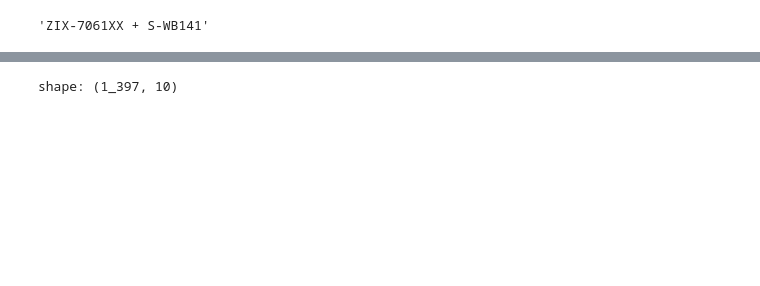
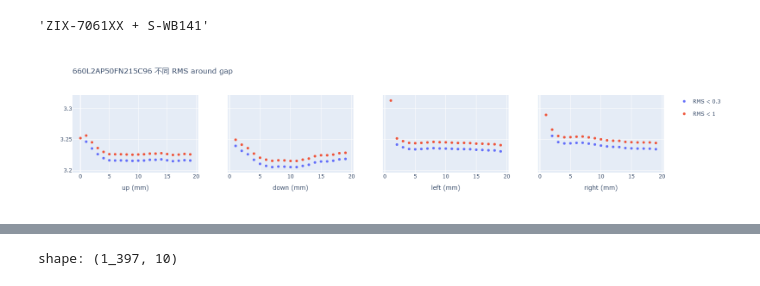
Before and after one commit to dimsplendid/innolux, a Jupyter notebook: notebooks/T2 6628 BP 3500 A ZIX-7061 S-NP13 S-WB141/around_gap.ipynb, the cells around one changed output, grey strips where cells are left out. Saved outputs shown, nothing was run; the diff lists cells and outputs as text; code cells hidden in the pictures; blank space fills up the shorter version.

```diff
--- a/notebooks/T2 6628 BP 3500 A ZIX-7061 S-NP13 S-WB141/around_gap.ipynb
+++ b/notebooks/T2 6628 BP 3500 A ZIX-7061 S-NP13 S-WB141/around_gap.ipynb
@@ -94,3 +97,48 @@ shape: (1_397, 10)
 around_gap.filter(pl.col("Panel ID") == "660L2AP50FN215C96")[0,'Condition']
 # %% [output]
 'ZIX-7061XX + S-WB141'
+# %%
+fig = make_subplots(rows=1, cols=4, shared_yaxes=True)
+for index, loc in enumerate(['up', 'down', 'left', 'right']):
+    tmp_df = pl.concat([
+        around_gap.filter(
+            pl.col("RMS(%)") < 0.3,
+            pl.col('Location')==loc,
+            pl.col("Panel ID") == "660L2AP50FN215C96",
+        ).select(
+            "Dist to Edge(mm)",
+            "Cell Gap(um)",
+            pl.col('Cell Gap(um)').abs().alias('d2'),
+        ).with_columns(
+            pl.lit("RMS < 0.3").alias('RMS cut-off')
+        ),
+        around_gap.filter(
+            pl.col("RMS(%)") < 1,
+            pl.col('Location')==loc,
+            pl.col("Panel ID") == "660L2AP50FN215C96",
+        ).select(
+            "Dist to Edge(mm)",
+            "Cell Gap(um)",
+            (pl.col('Cell Gap(um)').abs() + 0.01).alias('d2'),
+        ).with_columns(
+            pl.lit("RMS < 1").alias('RMS cut-off')
+        )
+    ])
+    sub_fig = px.scatter(
+        tmp_df,
+        x='Dist to Edge(mm)',
+        y='d2',
+        color='RMS cut-off',
+    )
+
+    for trace in sub_fig.data:
+        if index != 0:
+            trace['showlegend'] = False
+        fig.add_trace(trace, row=1, col=index+1)
+        fig.update_xaxes(title_text=f"{loc} (mm)", row=1, col=index+1)
+
+
+fig.update_layout(title="660L2AP50FN215C96 不同 RMS around gap")
+fig.show()
+# %% [output]
+[figure, added]
```
Also changed, not shown: parts of 24 cells of this notebook, 5 other files.
